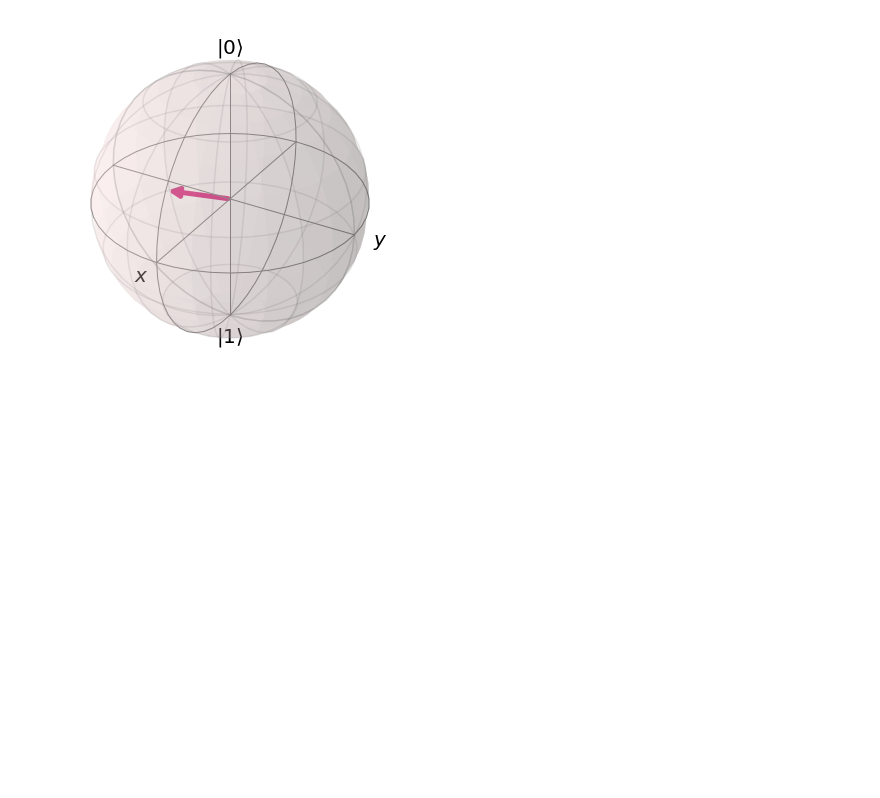
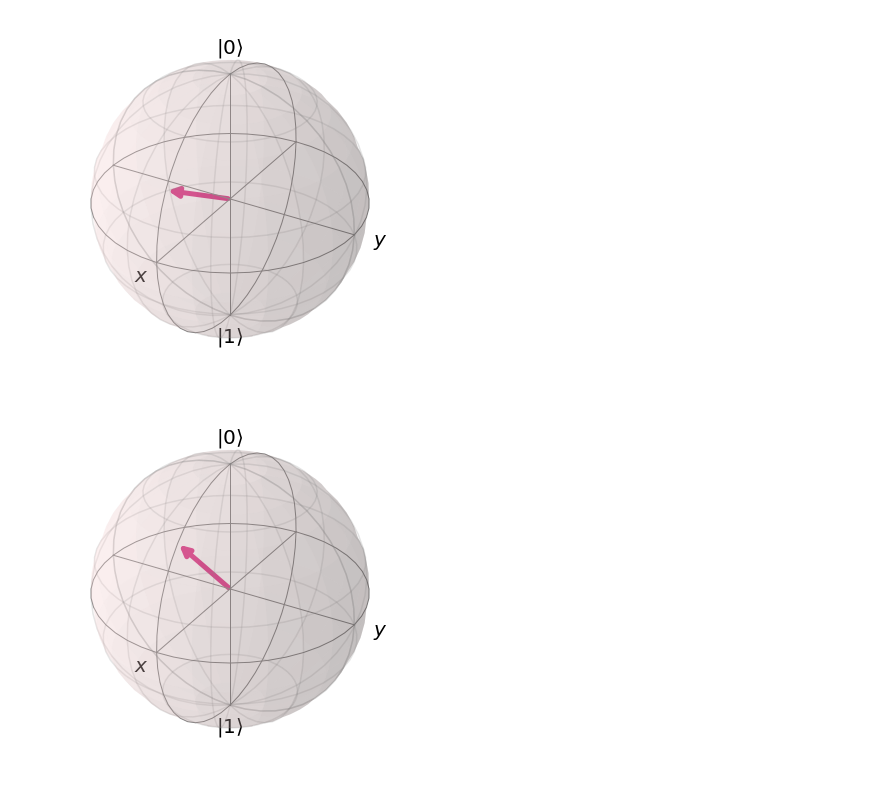
Before and after one commit to Chibikuri/Assignment, a Jupyter notebook: 1.one_qubit/Notebook.ipynb, the cells around one changed output. Cells and saved outputs as stored; diff of their text form; code cells hidden in the pictures; blank space fills up the shorter version.

```diff
--- a/1.one_qubit/Notebook.ipynb
+++ b/1.one_qubit/Notebook.ipynb
@@ -127,3 +127,8 @@ display(plot_bloch_vector([math.sqrt(3/4), 0, 1/math.sqrt(4)]))
 [figure]
 [figure]
 [figure]
+# %%
+#B
+display(plot_bloch_vector([math.sqrt(1/2), 0, math.sqrt(1/2)]))
+# %% [output]
+[figure, added]
```
Also changed, not shown: parts of 2 cells of this notebook, 1 other file.
